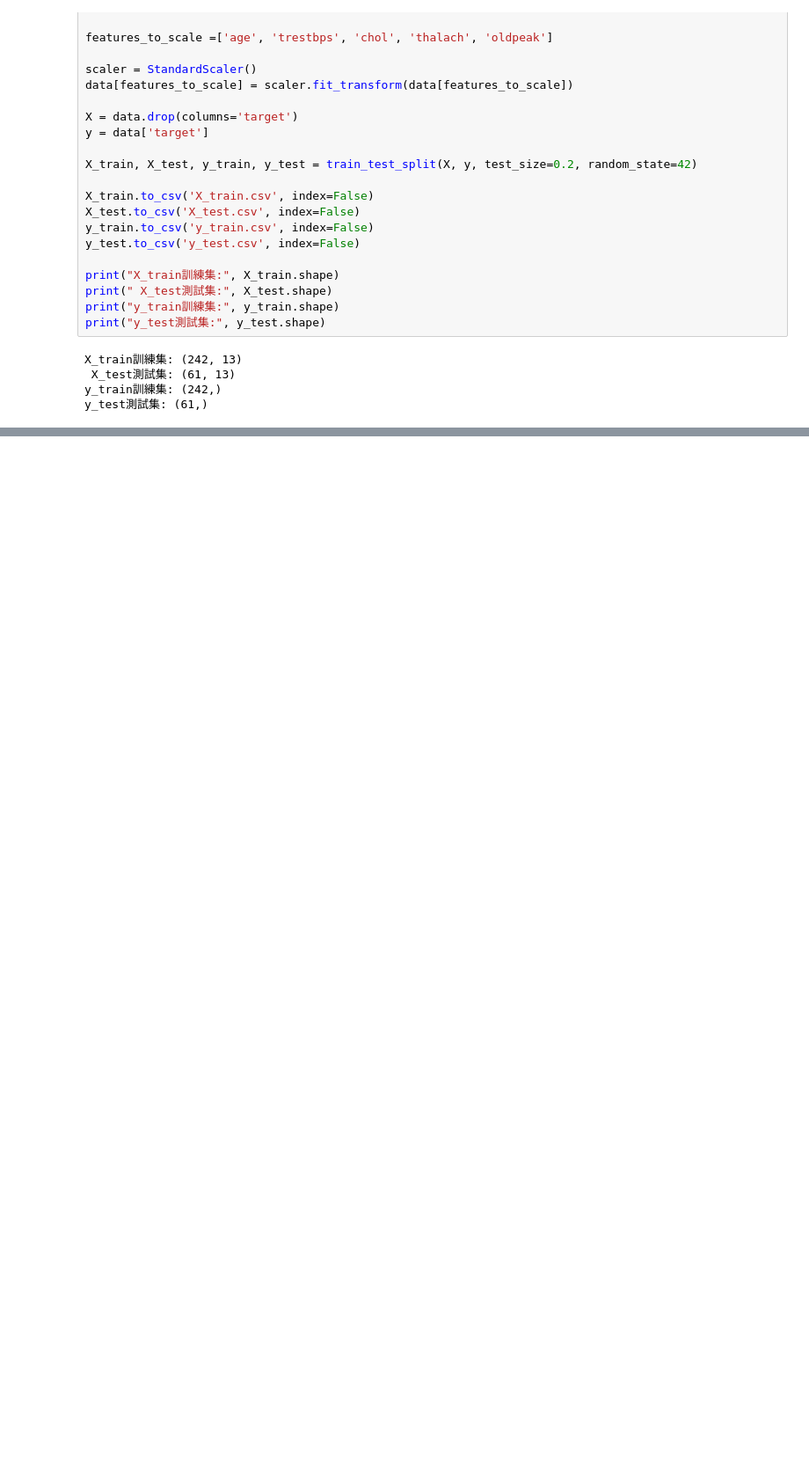
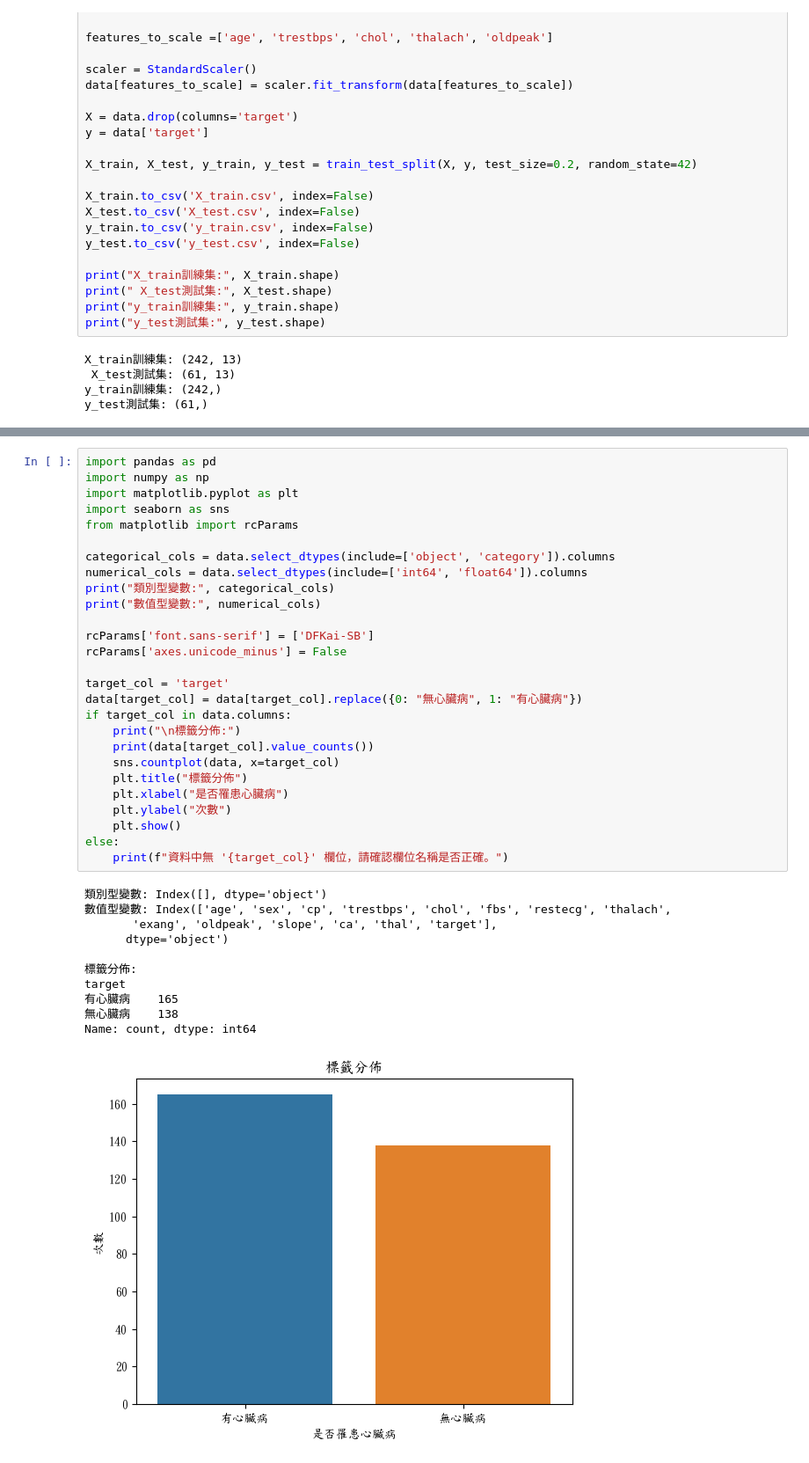
Before and after one commit to peizzz777/heart-, a Jupyter notebook: heart_model.ipynb, the cells around one changed output, grey strips where cells are left out. Shown: that part at 88% size. Drawn from its saved outputs; the diff is of its cells as text; blank space fills up the shorter version.

```diff
--- a/heart_model.ipynb
+++ b/heart_model.ipynb
@@ -115,0 +129,39 @@ y_test測試集: (61,)
+# %%
+import pandas as pd
+import numpy as np
+import matplotlib.pyplot as plt
+import seaborn as sns
+from matplotlib import rcParams
+
+categorical_cols = data.select_dtypes(include=['object', 'category']).columns
+numerical_cols = data.select_dtypes(include=['int64', 'float64']).columns
+print("類別型變數:", categorical_cols)
+print("數值型變數:", numerical_cols)
+
+rcParams['font.sans-serif'] = ['DFKai-SB']
+rcParams['axes.unicode_minus'] = False
+
+target_col = 'target'
+data[target_col] = data[target_col].replace({0: "無心臟病", 1: "有心臟病"})
+if target_col in data.columns:
+    print("\n標籤分佈:")
+    print(data[target_col].value_counts())
+    sns.countplot(data, x=target_col)
+    plt.title("標籤分佈")
+    plt.xlabel("是否罹患心臟病")
+    plt.ylabel("次數")
+    plt.show()
+else:
+    print(f"資料中無 '{target_col}' 欄位，請確認欄位名稱是否正確。")
+# %% [output]
+類別型變數: Index([], dtype='object')
+數值型變數: Index(['age', 'sex', 'cp', 'trestbps', 'chol', 'fbs', 'restecg', 'thalach',
+       'exang', 'oldpeak', 'slope', 'ca', 'thal', 'target'],
+      dtype='object')
+
+標籤分佈:
+target
+有心臟病    165
+無心臟病    138
+Name: count, dtype: int64
+[figure, added]
```
Also changed, not shown: parts of 5 cells of this notebook.
